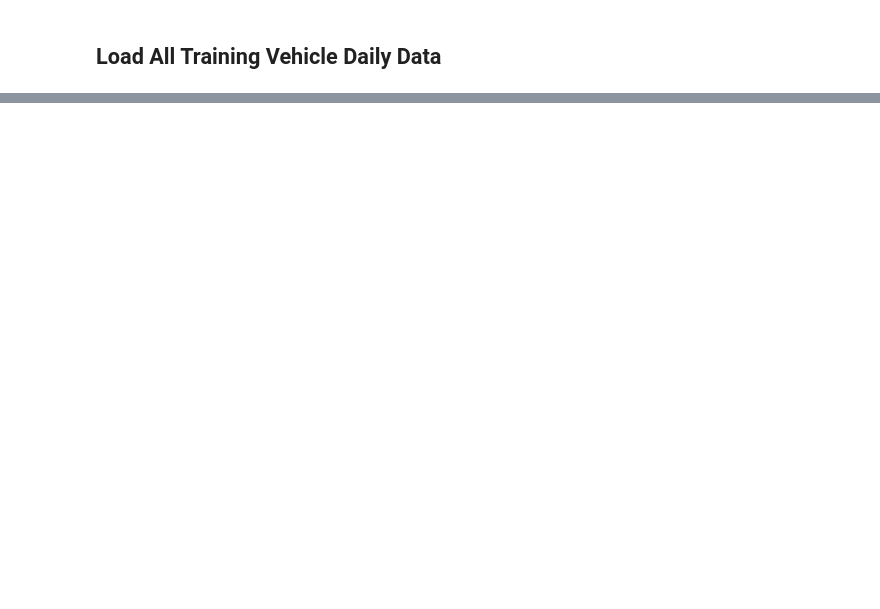
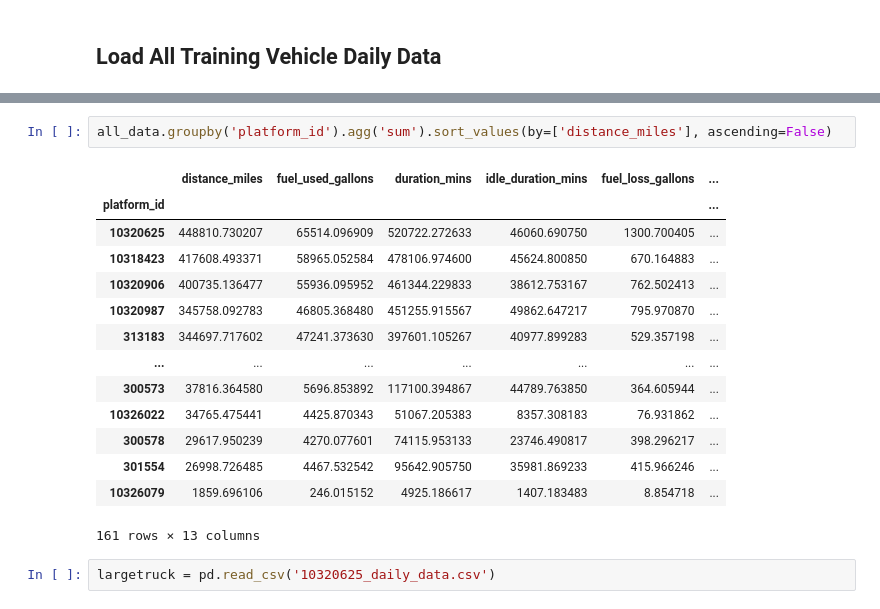
Before and after one commit to mtaruno/Vnomics, a Jupyter notebook: notebooks/Getting_Started_DPF_Failure_2021.ipynb, the cells around one changed output, grey strips where cells are left out. Cells and saved outputs as stored; diff of their text form; blank space fills up the shorter version.

```diff
--- a/notebooks/Getting_Started_DPF_Failure_2021.ipynb
+++ b/notebooks/Getting_Started_DPF_Failure_2021.ipynb
@@ -154,0 +173,19 @@ Length: 161, dtype: int64
+# %%
+all_data.groupby('platform_id').agg('sum').sort_values(by=['distance_miles'], ascending=False)
+# %% [output]
+|  | distance_miles | fuel_used_gallons | duration_mins | idle_duration_mins | fuel_loss_gallons | ... |
+| platform_id |  |  |  |  |  | ... |
+| 10320625 | 448810.730207 | 65514.096909 | 520722.272633 | 46060.690750 | 1300.700405 | ... |
+| 10318423 | 417608.493371 | 58965.052584 | 478106.974600 | 45624.800850 | 670.164883 | ... |
+| 10320906 | 400735.136477 | 55936.095952 | 461344.229833 | 38612.753167 | 762.502413 | ... |
+| 10320987 | 345758.092783 | 46805.368480 | 451255.915567 | 49862.647217 | 795.970870 | ... |
+| 313183 | 344697.717602 | 47241.373630 | 397601.105267 | 40977.899283 | 529.357198 | ... |
+| ... | ... | ... | ... | ... | ... | ... |
+| 300573 | 37816.364580 | 5696.853892 | 117100.394867 | 44789.763850 | 364.605944 | ... |
+| 10326022 | 34765.475441 | 4425.870343 | 51067.205383 | 8357.308183 | 76.931862 | ... |
+| 300578 | 29617.950239 | 4270.077601 | 74115.953133 | 23746.490817 | 398.296217 | ... |
+| 301554 | 26998.726485 | 4467.532542 | 95642.905750 | 35981.869233 | 415.966246 | ... |
+| 10326079 | 1859.696106 | 246.015152 | 4925.186617 | 1407.183483 | 8.854718 | ... |
+161 rows × 13 columns
+# %%
+largetruck = pd.read_csv('10320625_daily_data.csv')
```
Also changed, not shown: parts of 21 cells of this notebook.
